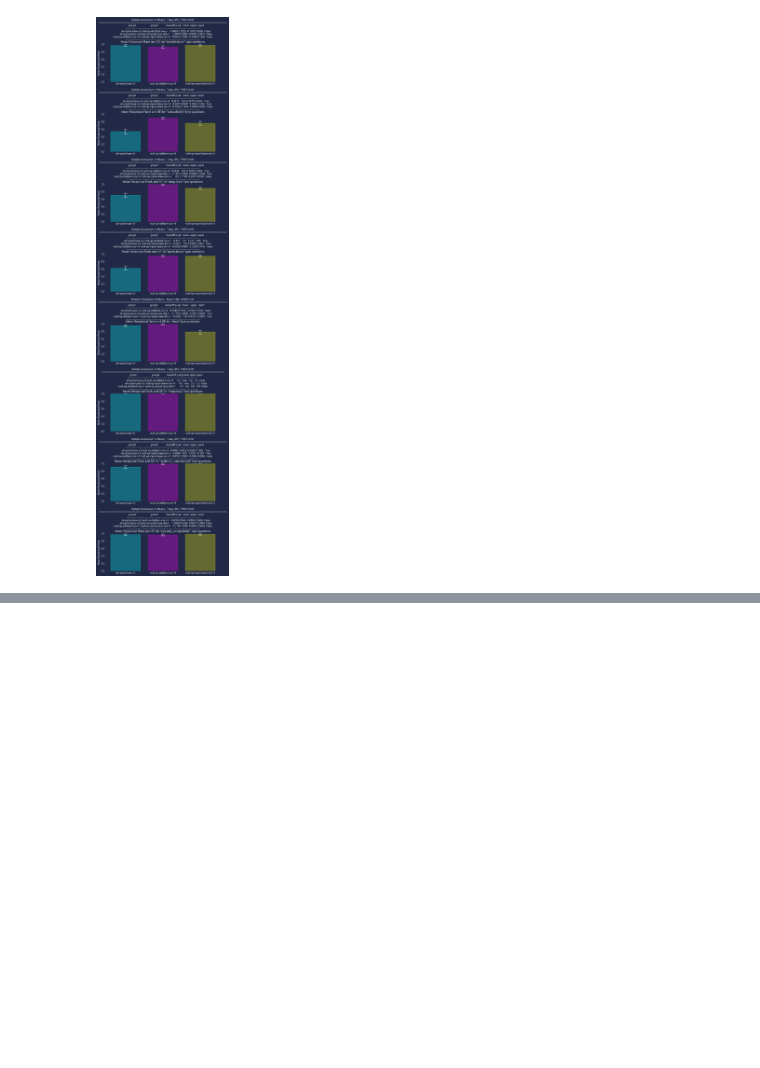
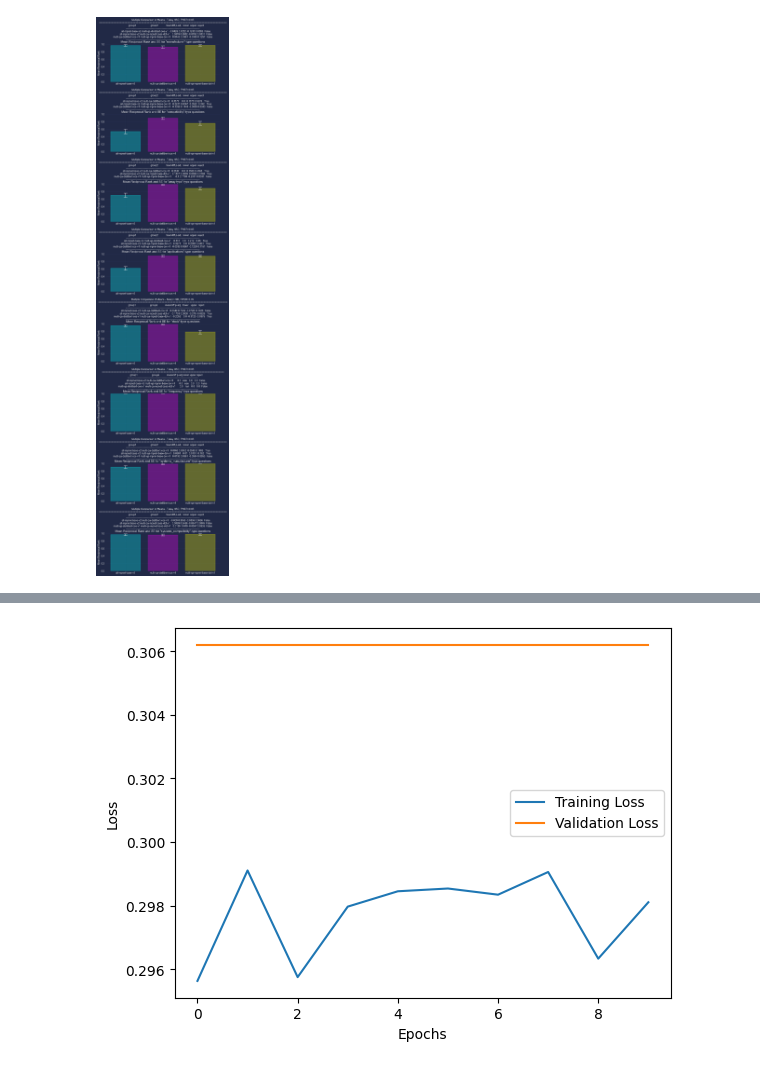
Before and after one commit to dennisvdang/QA-Retrieval-System, a Jupyter notebook: notebooks/qa_system.ipynb, the cells around one changed output, grey strips where cells are left out. Drawn from its saved outputs; the diff is of its cells as text; code cells hidden in the pictures; blank space fills up the shorter version.

```diff
--- a/notebooks/qa_system.ipynb
+++ b/notebooks/qa_system.ipynb
@@ -565,0 +346,16 @@ plt.show()
+# %%
+# Define the custom loss function
+class CosineSimilarityLoss(nn.Module):
+    def __init__(self, cos_score_transformation=None):
+        super(CosineSimilarityLoss, self).__init__()
+        self.cos_score_transformation = cos_score_transformation
+        self.loss_fct = nn.CosineEmbeddingLoss(reduction='mean')
+
+    def forward(self, embeddings, labels):
+        return self.loss_fct(embeddings[0], embeddings[1], labels)
+
+def collate_batch(batch):
+    questions = [example.texts[0] for example in batch]
+    contents = [example.texts[1] for example in batch]
+    labels = [example.label for example in batch]
+    return questions, contents, torch.tensor(labels)
@@ -565,0 +403,66 @@ plt.show()
+# %%
+# Load the pre-trained model
+model = SentenceTransformer('multi-qa-distilbert-cos-v1')
+
+# Define the optimizer
+optimizer = AdamW(model.parameters(), lr=1e-5)
+
+# Define the learning rate scheduler
+scheduler = torch.optim.lr_scheduler.StepLR(optimizer, step_size=3, gamma=0.1)
+
+loss_fn = CosineSimilarityLoss(cos_score_transformation=lambda x: x)
+
+# Lists to store loss values
+train_losses = []
+val_losses = []
+
+def validate_model(model, val_dataloader):
+    model.eval()
+    val_loss = 0
+    with torch.no_grad():
+        for batch_questions, batch_contents, batch_labels in val_dataloader:
+            question_emb = model.encode(batch_questions, convert_to_tensor=True)
+            content_emb = model.encode(batch_contents, convert_to_tensor=True)
+            loss = loss_fn([question_emb, content_emb], batch_labels)
+            val_loss += loss.item()
+    return val_loss / len(val_dataloader)
+
+# Fine-tune the model
+for epoch in range(10):
+    model.train()
+    train_loss = 0
+    for batch_questions, batch_contents, batch_labels in train_dataloader:
+        question_emb = model.encode(batch_questions, convert_to_tensor=True)
+        content_emb = model.encode(batch_contents, convert_to_tensor=True)
+
+        # Ensure gradients are enabled
+        question_emb.requires_grad_(True)
+        content_emb.requires_grad_(True)
+
+        loss = loss_fn([question_emb, content_emb], batch_labels)
+        loss.backward()
+        optimizer.step()
+        optimizer.zero_grad()
+        train_loss += loss.item()
+
+    # Step the scheduler
+    scheduler.step()
+
+    # Calculate average training loss
+    avg_train_loss = train_loss / len(train_dataloader)
+    train_losses.append(avg_train_loss)
+
+    # Validation phase
+    avg_val_loss = validate_model(model, val_dataloader)
+    val_losses.append(avg_val_loss)
+
+    print(f"Epoch {epoch+1}, Training Loss: {avg_train_loss}, Validation Loss: {avg_val_loss}")
+
+# Plot the training and validation loss
+plt.plot(train_losses, label='Training Loss')
+plt.plot(val_losses, label='Validation Loss')
+plt.xlabel('Epochs')
+plt.ylabel('Loss')
+plt.legend()
+plt.show()
+# %% [output]
@@ -565,0 +479 @@ plt.show()
+[figure, added]
```
Also changed, not shown: parts of 8 cells of this notebook, 1 other file.
